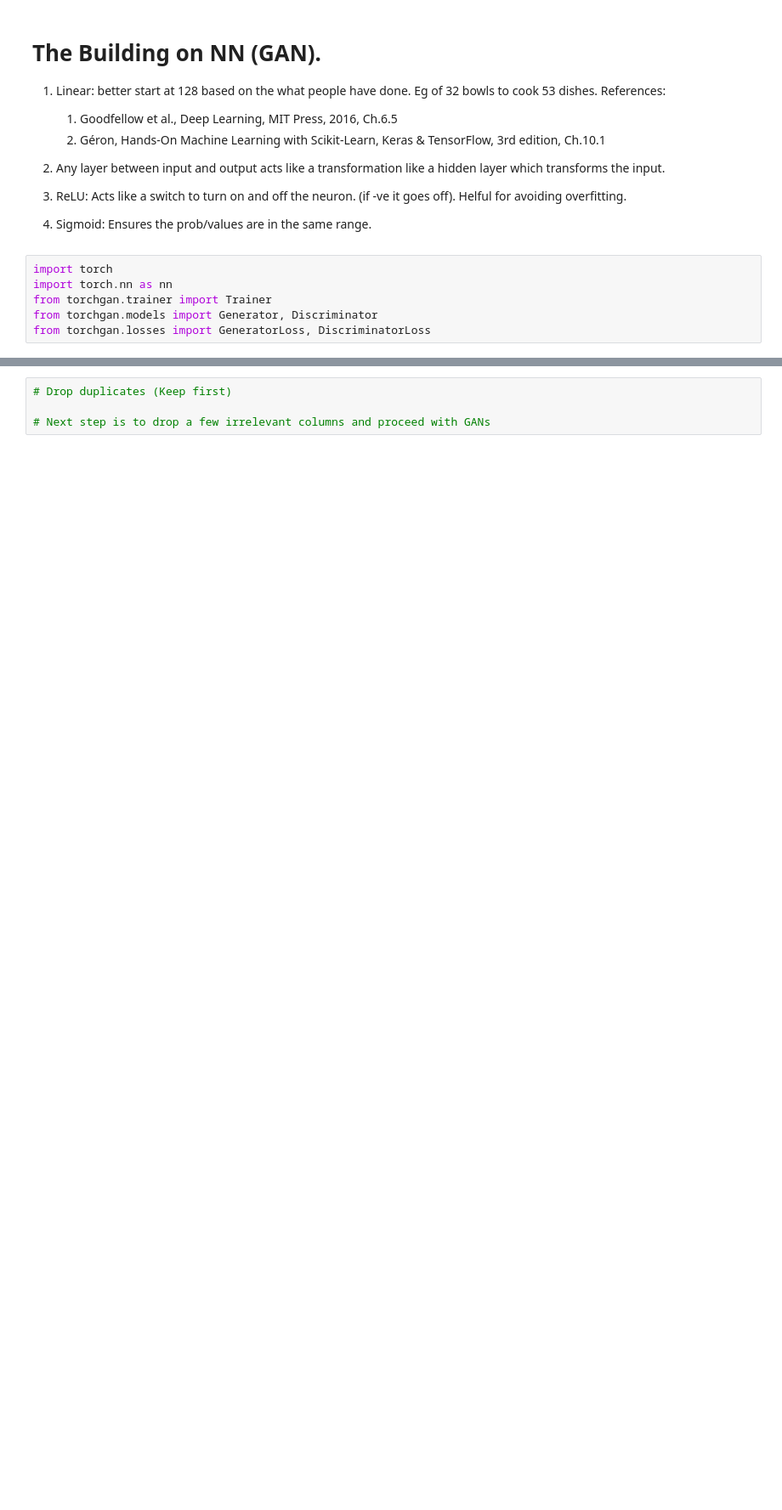
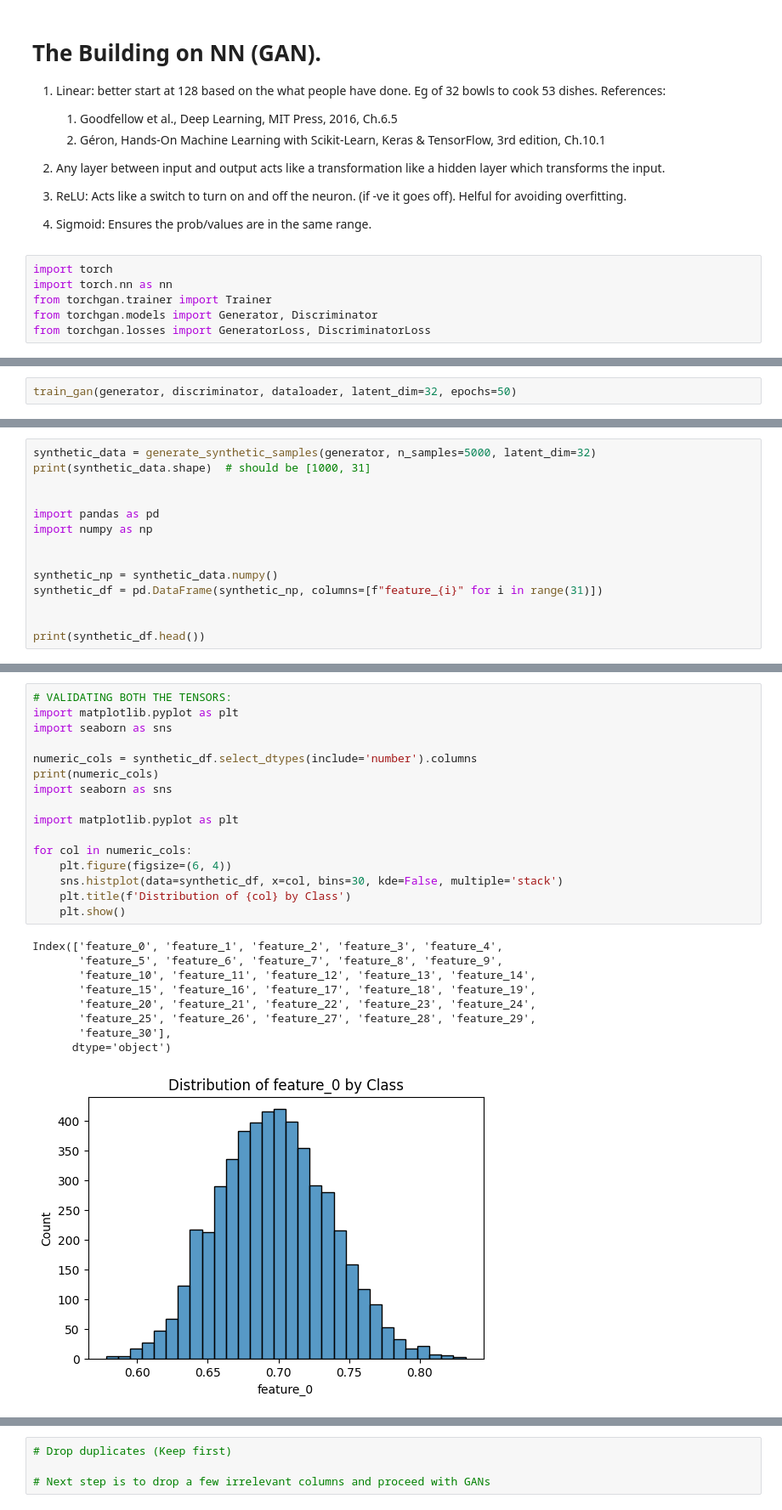
Before and after one commit to Vedant321/personal_projects, a Jupyter notebook: scripts/practice/Data_Analysis/Credit_Card_Fraud_Detection/Credit_Card_Fraud_EDA.ipynb, the cells around one changed output, grey strips where cells are left out. Shown at 85% size. Saved outputs shown, nothing was run; the diff lists cells and outputs as text; blank space fills up the shorter version.

```diff
--- a/scripts/practice/Data_Analysis/Credit_Card_Fraud_Detection/Credit_Card_Fraud_EDA.ipynb
+++ b/scripts/practice/Data_Analysis/Credit_Card_Fraud_Detection/Credit_Card_Fraud_EDA.ipynb
@@ -387,0 +547,2 @@ class SimpleGenerator(Generator):
+# %%
+train_gan(generator, discriminator, dataloader, latent_dim=32, epochs=50)
@@ -387,0 +572,14 @@ class SimpleGenerator(Generator):
+# %%
+synthetic_data = generate_synthetic_samples(generator, n_samples=5000, latent_dim=32)
+print(synthetic_data.shape)  # should be [1000, 31]
+
+
+import pandas as pd
+import numpy as np
+
+
+synthetic_np = synthetic_data.numpy()
+synthetic_df = pd.DataFrame(synthetic_np, columns=[f"feature_{i}" for i in range(31)])
+
+
+print(synthetic_df.head())
@@ -387,0 +634,26 @@ class SimpleGenerator(Generator):
+# %%
+# VALIDATING BOTH THE TENSORS:
+import matplotlib.pyplot as plt
+import seaborn as sns
+
+numeric_cols = synthetic_df.select_dtypes(include='number').columns
+print(numeric_cols)
+import seaborn as sns
+
+import matplotlib.pyplot as plt
+
+for col in numeric_cols:
+    plt.figure(figsize=(6, 4))
+    sns.histplot(data=synthetic_df, x=col, bins=30, kde=False, multiple='stack')
+    plt.title(f'Distribution of {col} by Class')
+    plt.show()
+# %% [output]
+Index(['feature_0', 'feature_1', 'feature_2', 'feature_3', 'feature_4',
+       'feature_5', 'feature_6', 'feature_7', 'feature_8', 'feature_9',
+       'feature_10', 'feature_11', 'feature_12', 'feature_13', 'feature_14',
+       'feature_15', 'feature_16', 'feature_17', 'feature_18', 'feature_19',
+       'feature_20', 'feature_21', 'feature_22', 'feature_23', 'feature_24',
+       'feature_25', 'feature_26', 'feature_27', 'feature_28', 'feature_29',
+       'feature_30'],
+      dtype='object')
+[figure, added]
```
Also changed, not shown: parts of 28 cells of this notebook.
